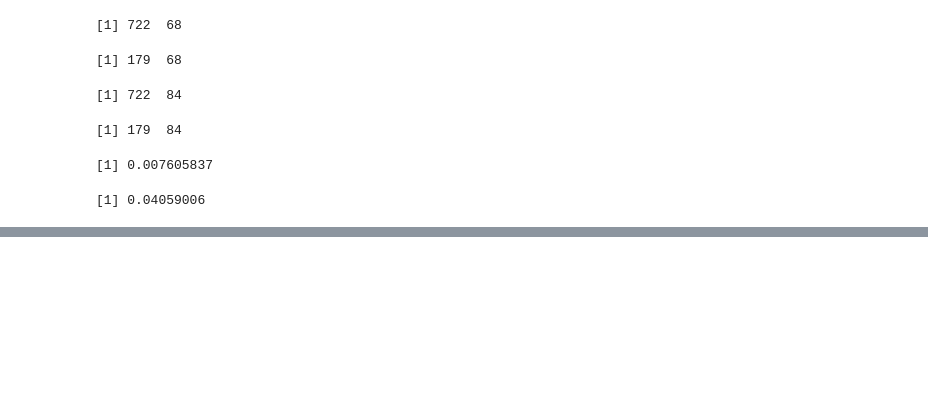
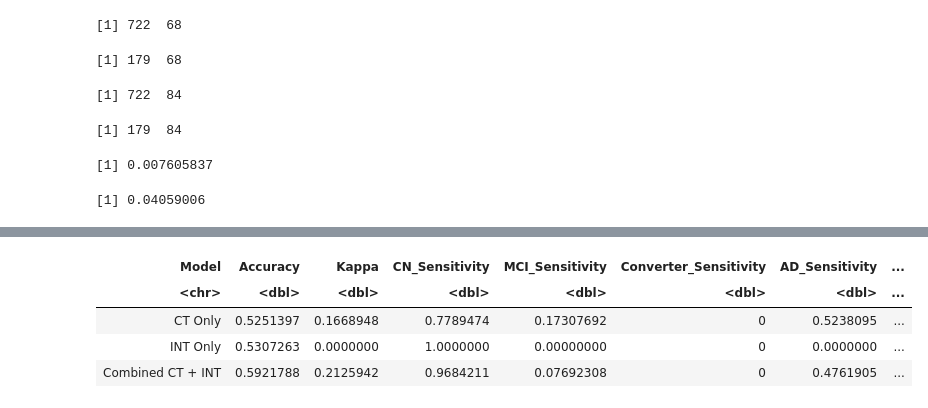
Before and after one commit to ACastellana0629/AD_onboarding, a Jupyter notebook: R_analysis/04_Combined_Thickness_INT_Model.ipynb, the cells around one changed output, grey strips where cells are left out. Saved outputs shown, nothing was run; the diff lists cells and outputs as text; code cells hidden in the pictures; blank space fills up the shorter version.

```diff
--- a/R_analysis/04_Combined_Thickness_INT_Model.ipynb
+++ b/R_analysis/04_Combined_Thickness_INT_Model.ipynb
@@ -991,0 +1013,18 @@ cv_fit_CT$lambda.1se
+# %%
+# ============================================================
+# Step 9.5: Generate predictions at lambda.min
+# ============================================================
+
+pred_CT_min <- predict(
+  cv_fit_CT,
+  newx = x_test_CT,
+  s = "lambda.min",
+  type = "class"
+)
+
+pred_INT_min <- predict(
+  cv_fit_INT,
+  newx = x_test_INT,
+  s = "lambda.min",
+  type = "class"
+)
@@ -991,0 +1115,73 @@ cv_fit_CT$lambda.1se
+# %%
+# ============================================================
+# Step 10.1: Create model comparison table
+# ============================================================
+
+extract_model_metrics <- function(cm, model_name) {
+
+  data.frame(
+    Model = model_name,
+
+    Accuracy = unname(
+      cm$overall["Accuracy"]
+    ),
+
+    Kappa = unname(
+      cm$overall["Kappa"]
+    ),
+
+    CN_Sensitivity =
+      cm$byClass[
+        "Class: CN",
+        "Sensitivity"
+      ],
+
+    MCI_Sensitivity =
+      cm$byClass[
+        "Class: MCI",
+        "Sensitivity"
+      ],
+
+    Converter_Sensitivity =
+      cm$byClass[
+        "Class: Converter",
+        "Sensitivity"
+      ],
+
+    AD_Sensitivity =
+      cm$byClass[
+        "Class: AD",
+        "Sensitivity"
+      ],
+
+    Mean_Balanced_Accuracy =
+      mean(
+        cm$byClass[
+          ,
+          "Balanced Accuracy"
+        ],
+        na.rm = TRUE
+      )
+  )
+}
+
+model_comparison <- bind_rows(
+
+  extract_model_metrics(
+    cm_CT_min,
+    "CT Only"
+  ),
+
+  extract_model_metrics(
+    cm_INT_min,
+    "INT Only"
+  ),
+
+  extract_model_metrics(
+    cm_combined_min,
+    "Combined CT + INT"
+  )
+)
+
+model_comparison
+# %% [output]
@@ -991,0 +1189,5 @@ cv_fit_CT$lambda.1se
+| Model | Accuracy | Kappa | CN_Sensitivity | MCI_Sensitivity | Converter_Sensitivity | AD_Sensitivity | ... |
+| <chr> | <dbl> | <dbl> | <dbl> | <dbl> | <dbl> | <dbl> | ... |
+| CT Only | 0.5251397 | 0.1668948 | 0.7789474 | 0.17307692 | 0 | 0.5238095 | ... |
+| INT Only | 0.5307263 | 0.0000000 | 1.0000000 | 0.00000000 | 0 | 0.0000000 | ... |
+| Combined CT + INT | 0.5921788 | 0.2125942 | 0.9684211 | 0.07692308 | 0 | 0.4761905 | ... |
```
Also changed, not shown: parts of 12 cells of this notebook.
